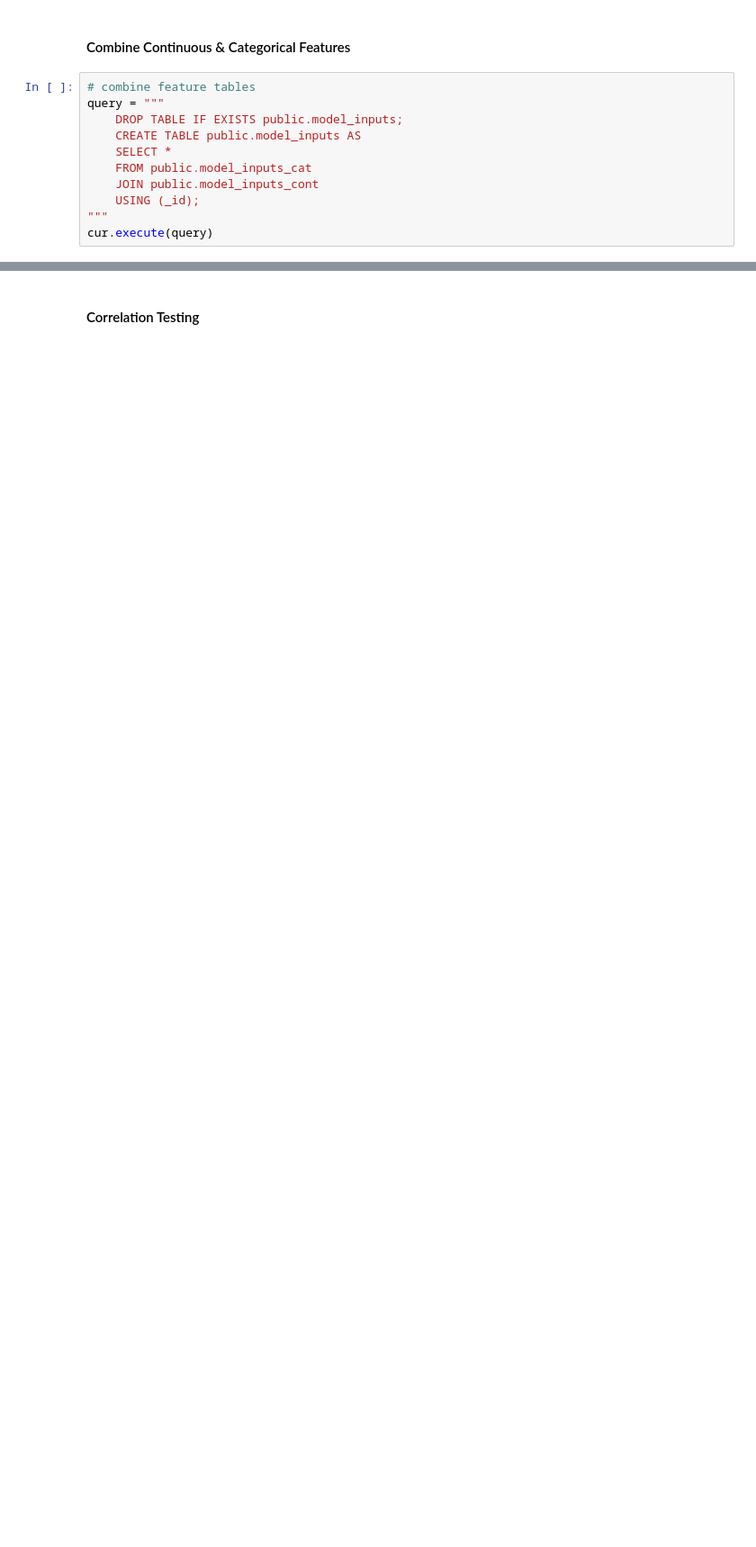
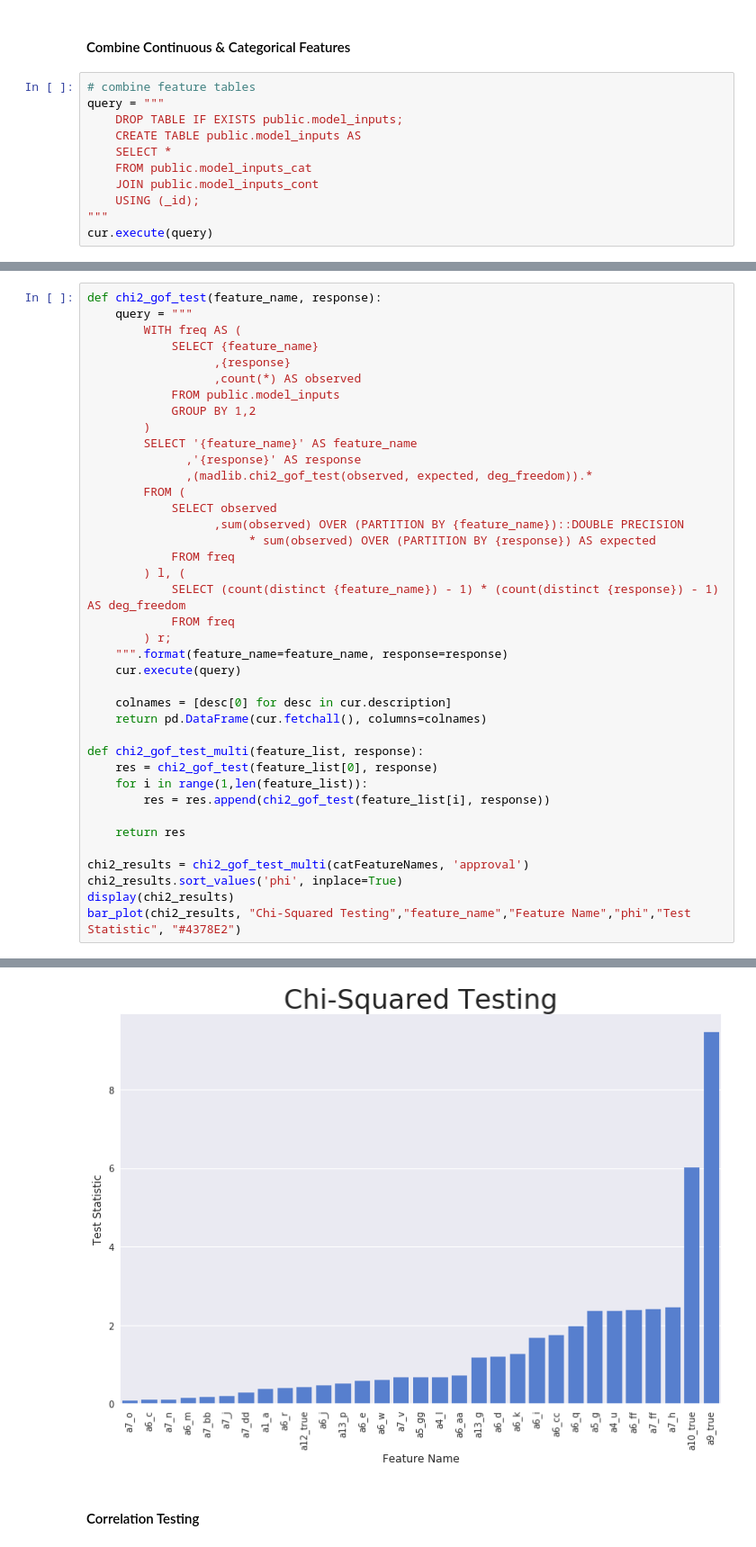
Before and after one commit to jvawdrey/gpdb5-demo, a Jupyter notebook: docker-jupyter/notebooks/Modeling Workflow Example - Greenplum Database.ipynb, the cells around one changed output, grey strips where cells are left out. Shown at 90% size. Cells and saved outputs as stored; diff of their text form; blank space fills up the shorter version.

```diff
--- a/docker-jupyter/notebooks/Modeling Workflow Example - Greenplum Database.ipynb
+++ b/docker-jupyter/notebooks/Modeling Workflow Example - Greenplum Database.ipynb
@@ -572,0 +672,40 @@ cur.execute(query)
+# %%
+def chi2_gof_test(feature_name, response):
+    query = """
+        WITH freq AS (
+            SELECT {feature_name}
+                  ,{response}
+                  ,count(*) AS observed
+            FROM public.model_inputs
+            GROUP BY 1,2
+        )
+        SELECT '{feature_name}' AS feature_name
+              ,'{response}' AS response
+              ,(madlib.chi2_gof_test(observed, expected, deg_freedom)).*
+        FROM (
+            SELECT observed
+                  ,sum(observed) OVER (PARTITION BY {feature_name})::DOUBLE PRECISION
+                       * sum(observed) OVER (PARTITION BY {response}) AS expected
+            FROM freq
+        ) l, (
+            SELECT (count(distinct {feature_name}) - 1) * (count(distinct {response}) - 1) AS deg_freedom
+            FROM freq
+        ) r;
+    """.format(feature_name=feature_name, response=response)
+    cur.execute(query)
+
+    colnames = [desc[0] for desc in cur.description]
+    return pd.DataFrame(cur.fetchall(), columns=colnames)
+
+def chi2_gof_test_multi(feature_list, response):
+    res = chi2_gof_test(feature_list[0], response)
+    for i in range(1,len(feature_list)):
+        res = res.append(chi2_gof_test(feature_list[i], response))
+
+    return res
+
+chi2_results = chi2_gof_test_multi(catFeatureNames, 'approval')
+chi2_results.sort_values('phi', inplace=True)
+display(chi2_results)
+bar_plot(chi2_results, "Chi-Squared Testing","feature_name","Feature Name","phi","Test Statistic", "#4378E2")
+# %% [output]
@@ -573,3 +729,4 @@ cur.execute(query)
+[figure, added]
 # %% [markdown]
 <a id="fe_corr"></a>
 #### Correlation Testing
```
Also changed, not shown: parts of 35 cells of this notebook.
